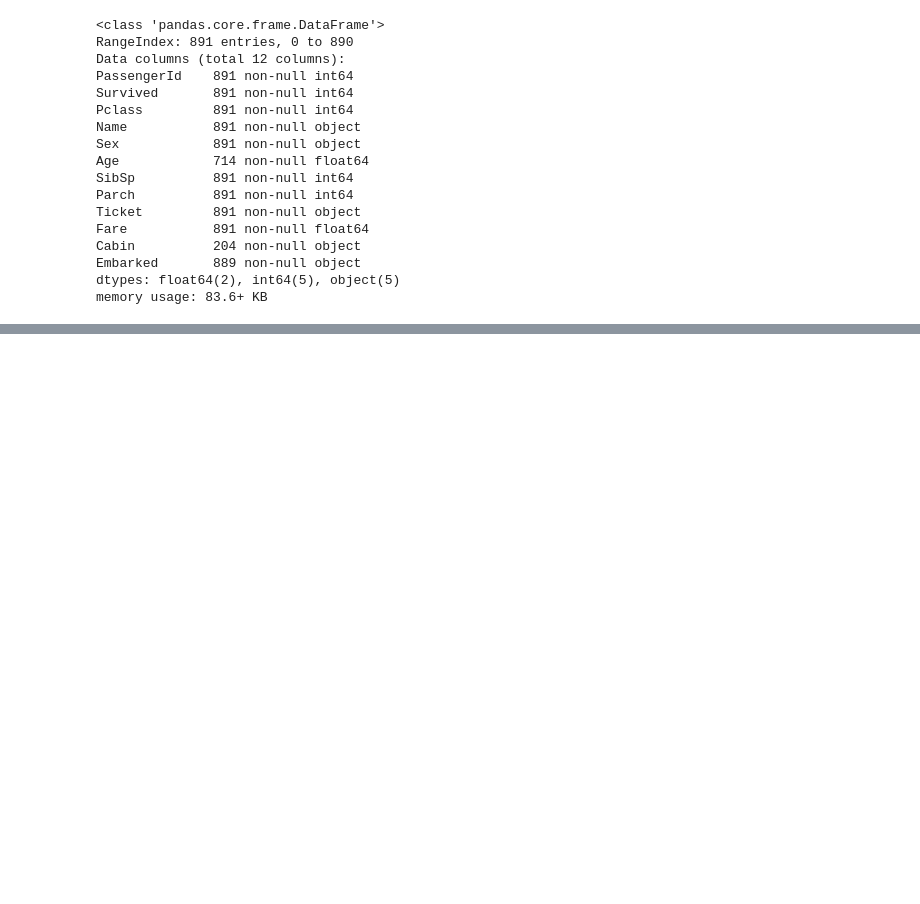
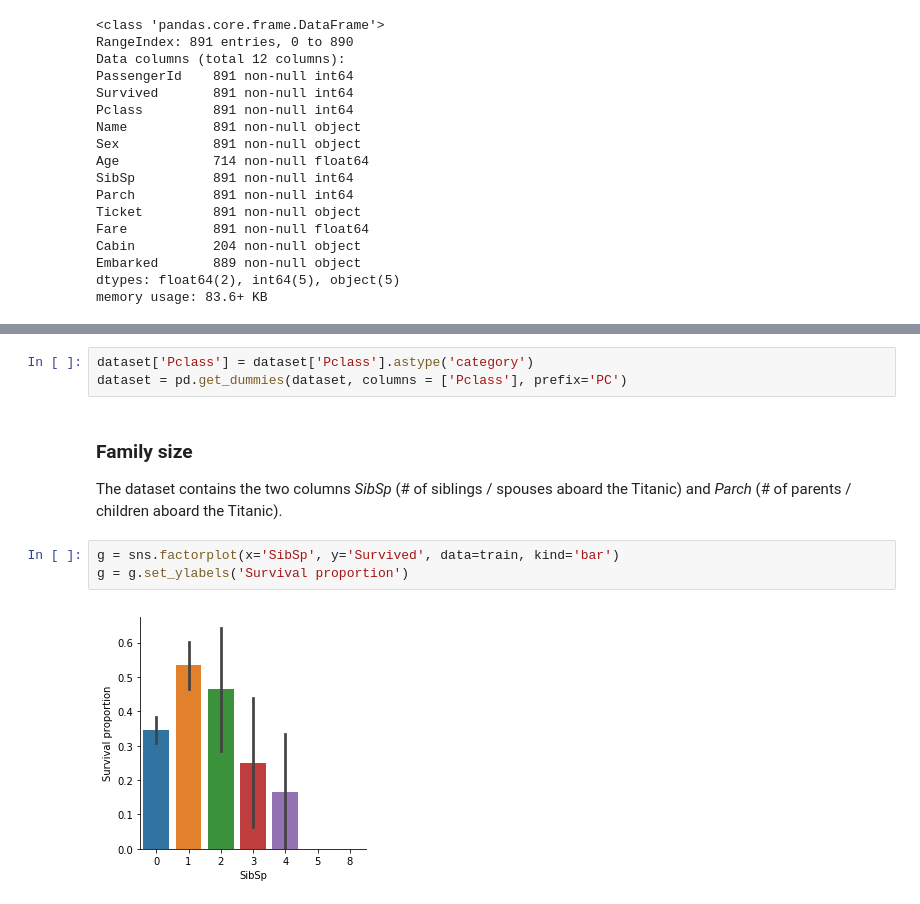
Before and after one commit to SAuroux/ml_practice, a Jupyter notebook: titanic/Titanic_ML.ipynb, the cells around one changed output, grey strips where cells are left out. Cells and saved outputs as stored; diff of their text form; blank space fills up the shorter version.

Commit message:
Updated titanic notebook

```diff
--- a/titanic/Titanic_ML.ipynb
+++ b/titanic/Titanic_ML.ipynb
@@ -224,0 +184,12 @@ save_prediction(rf_model, 'rf')
+# %%
+dataset['Pclass'] = dataset['Pclass'].astype('category')
+dataset = pd.get_dummies(dataset, columns = ['Pclass'], prefix='PC')
+# %% [markdown]
+### Family size
+
+The dataset contains the two columns *SibSp* (# of siblings / spouses aboard the Titanic) and *Parch* (# of parents / children aboard the Titanic).
+# %%
+g = sns.factorplot(x='SibSp', y='Survived', data=train, kind='bar')
+g = g.set_ylabels('Survival proportion')
+# %% [output]
+[figure, added]
```
Also changed, not shown: parts of 91 cells of this notebook, 5 other files.
